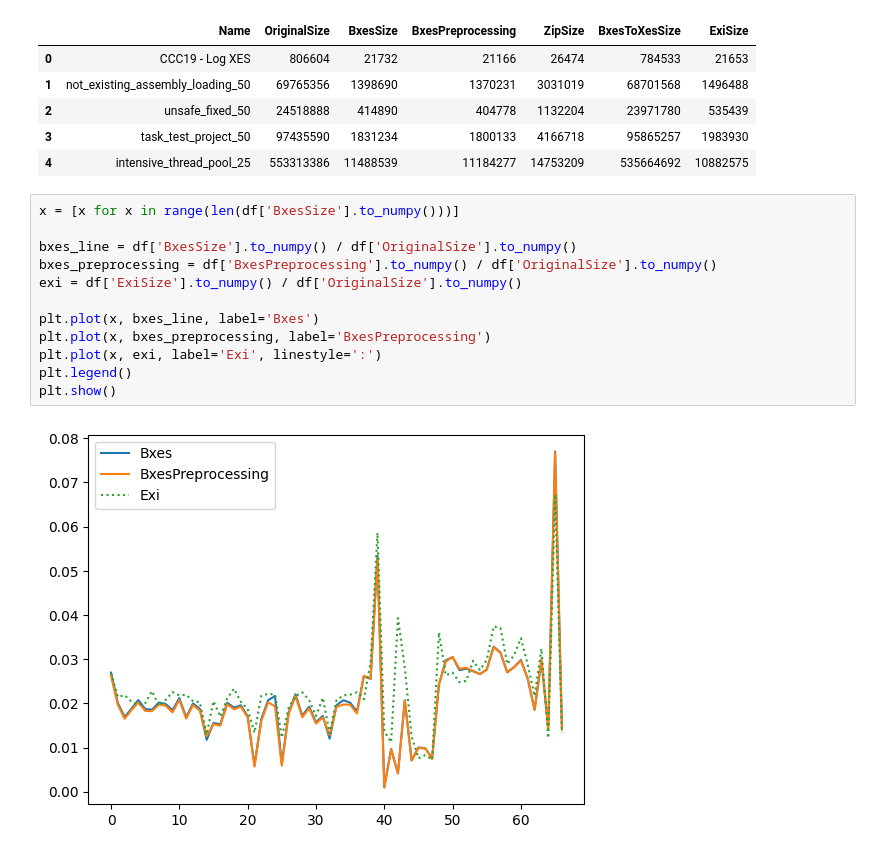
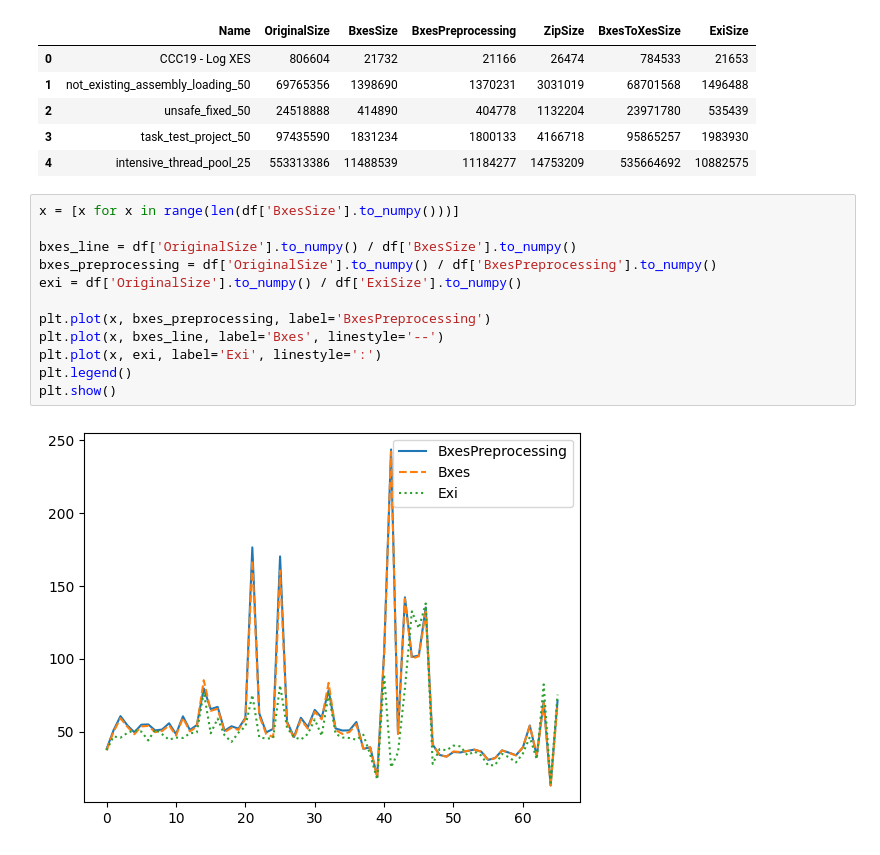
Before and after one commit to PM-IDE/bxes, a Jupyter notebook: research/main.ipynb, the cells around one changed output. Drawn from its saved outputs; the diff is of its cells as text.

```diff
--- a/research/main.ipynb
+++ b/research/main.ipynb
@@ -14,14 +16,14 @@ df.head()
 # %%
 x = [x for x in range(len(df['BxesSize'].to_numpy()))]
 
-bxes_line = df['BxesSize'].to_numpy() / df['OriginalSize'].to_numpy()
-bxes_preprocessing = df['BxesPreprocessing'].to_numpy() / df['OriginalSize'].to_numpy()
-exi = df['ExiSize'].to_numpy() / df['OriginalSize'].to_numpy()
+bxes_line = df['OriginalSize'].to_numpy() / df['BxesSize'].to_numpy()
+bxes_preprocessing = df['OriginalSize'].to_numpy() / df['BxesPreprocessing'].to_numpy()
+exi = df['OriginalSize'].to_numpy() / df['ExiSize'].to_numpy()
 
-plt.plot(x, bxes_line, label='Bxes')
 plt.plot(x, bxes_preprocessing, label='BxesPreprocessing')
+plt.plot(x, bxes_line, label='Bxes', linestyle='--')
 plt.plot(x, exi, label='Exi', linestyle=':')
 plt.legend()
 plt.show()
 # %% [output]
-[figure, old version]
+[figure, new version]
```
Also changed, not shown: parts of 3 cells of this notebook, 1 other file.
